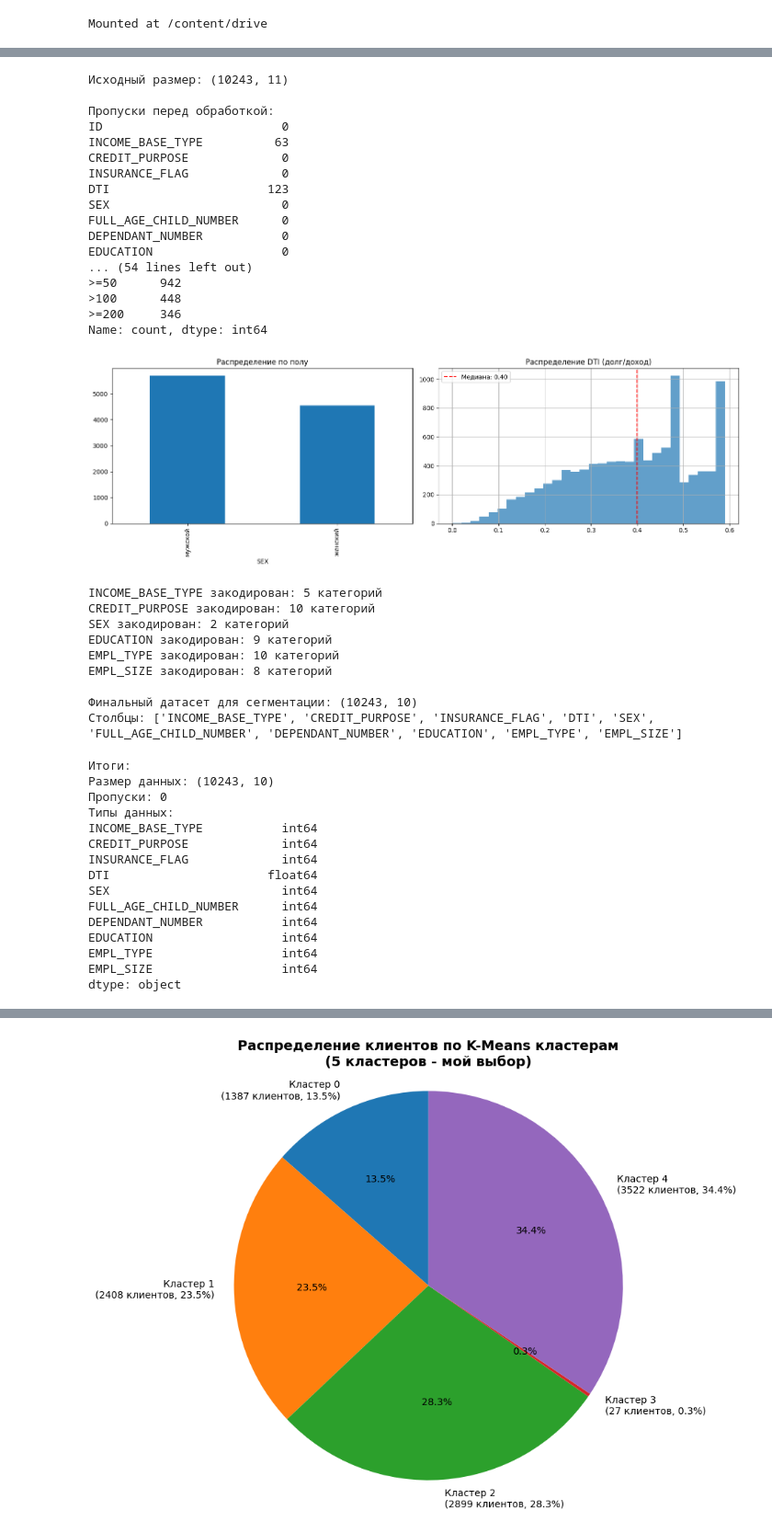
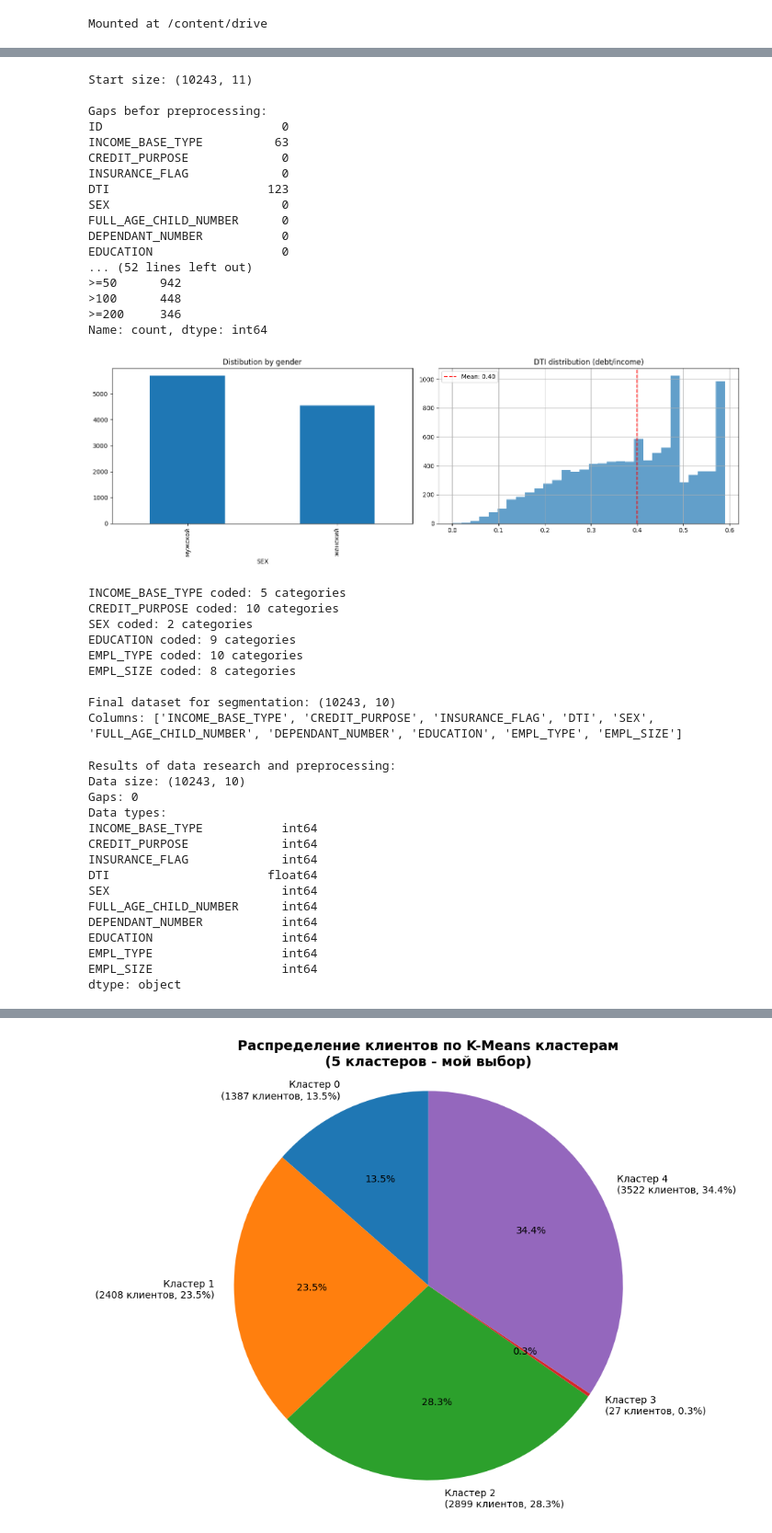
Before and after one commit to yumajke/HW_1_2025-VasilevEgor232, a Jupyter notebook: Homework_1_Data_Analysis_In_Business_VasilevEgor232.ipynb, the cells around one changed output, grey strips where cells are left out. Shown at 92% size. Saved outputs shown, nothing was run; the diff lists cells and outputs as text; code cells hidden in the pictures.

```diff
--- a/Homework_1_Data_Analysis_In_Business_VasilevEgor232.ipynb
+++ b/Homework_1_Data_Analysis_In_Business_VasilevEgor232.ipynb
@@ -82,9 +82,9 @@ low_missing_columns = [
 ]
 
 df_for_segmentation = df[low_missing_columns].copy()
-print(f"Исходный размер: {df_for_segmentation.shape}")
+print(f"Start size: {df_for_segmentation.shape}")
 
-print("\nПропуски перед обработкой:")
+print("\nGaps befor preprocessing:")
 print(df_for_segmentation.isnull().sum())
 
 df_for_segmentation['INCOME_BASE_TYPE'].fillna('Не указано', inplace=True)
@@ -92,17 +92,16 @@ df_for_segmentation['EMPL_TYPE'].fillna('Не указано', inplace=True)
 df_for_segmentation['EMPL_SIZE'].fillna('Не указано', inplace=True)
 df_for_segmentation['DTI'].fillna(df_for_segmentation['DTI'].median(), inplace=True)
 
-print(f"\nПосле обработки пропусков: {df_for_segmentation.isnull().sum().sum()} пропусков осталось")
+print(f"\nAfter filling gaps: {df_for_segmentation.isnull().sum().sum()} gaps left")
 
-print("\n=== КАТЕГОРИАЛЬНЫЕ ПЕРЕМЕННЫЕ ===")
 categorical_cols = ['INCOME_BASE_TYPE', 'CREDIT_PURPOSE', 'SEX', 'EDUCATION', 'EMPL_TYPE', 'EMPL_SIZE']
 for col in categorical_cols:
-    print(f"\n{col}: {df_for_segmentation[col].nunique()} уникальных значений")
+    print(f"\n{col}: {df_for_segmentation[col].nunique()} unique values")
     print(df_for_segmentation[col].value_counts().head())
 # %% [output]
-Исходный размер: (10243, 11)
+Start size: (10243, 11)
 
-Пропуски перед обработкой:
+Gaps befor preprocessing:
 ID                         0
 INCOME_BASE_TYPE          63
 CREDIT_PURPOSE             0
@@ -112,7 +111,7 @@ SEX                        0
 FULL_AGE_CHILD_NUMBER      0
 DEPENDANT_NUMBER           0
 EDUCATION                  0
-... (54 lines left out)
+... (52 lines left out)
 >=50      942
 >100      448
 >=200     346
@@ -120,19 +119,19 @@ Name: count, dtype: int64
 # %%
 import matplotlib.pyplot as plt
 
 fig, (ax1, ax2) = plt.subplots(1, 2, figsize=(15, 5))
 
-df_for_segmentation['SEX'].value_counts().plot(kind='bar', ax=ax1, title='Распределение по полу')
+df_for_segmentation['SEX'].value_counts().plot(kind='bar', ax=ax1, title='Distibution by gender')
 
 df_for_segmentation['DTI'].hist(bins=30, ax=ax2, alpha=0.7)
-ax2.set_title('Распределение DTI (долг/доход)')
-ax2.axvline(df_for_segmentation['DTI'].median(), color='red', linestyle='--', label=f'Медиана: {df_for_segmentation["DTI"].median():.2f}')
+ax2.set_title('DTI distribution (debt/income)')
+ax2.axvline(df_for_segmentation['DTI'].median(), color='red', linestyle='--', label=f'Mean: {df_for_segmentation["DTI"].median():.2f}')
 ax2.legend()
 
 plt.tight_layout()
 plt.show()
 # %% [output]
-[figure, old version]
+[figure, new version]
 # %%
 from sklearn.preprocessing import LabelEncoder
 
@@ -143,32 +142,32 @@ for col in categorical_cols:
     le = LabelEncoder()
     df_encoded[col] = le.fit_transform(df_encoded[col].astype(str))
     label_encoders[col] = le
-    print(f"{col} закодирован: {len(le.classes_)} категорий")
+    print(f"{col} coded: {len(le.classes_)} categories")
 
 df_encoded = df_encoded.drop('ID', axis=1)
 
-print(f"\nФинальный датасет для сегментации: {df_encoded.shape}")
-print("Столбцы:", df_encoded.columns.tolist())
+print(f"\nFinal dataset for segmentation: {df_encoded.shape}")
+print("Columns:", df_encoded.columns.tolist())
 # %% [output]
-INCOME_BASE_TYPE закодирован: 5 категорий
-CREDIT_PURPOSE закодирован: 10 категорий
-SEX закодирован: 2 категорий
-EDUCATION закодирован: 9 категорий
-EMPL_TYPE закодирован: 10 категорий
-EMPL_SIZE закодирован: 8 категорий
+INCOME_BASE_TYPE coded: 5 categories
+CREDIT_PURPOSE coded: 10 categories
+SEX coded: 2 categories
+EDUCATION coded: 9 categories
+EMPL_TYPE coded: 10 categories
+EMPL_SIZE coded: 8 categories
 
-Финальный датасет для сегментации: (10243, 10)
-Столбцы: ['INCOME_BASE_TYPE', 'CREDIT_PURPOSE', 'INSURANCE_FLAG', 'DTI', 'SEX', 'FULL_AGE_CHILD_NUMBER', 'DEPENDANT_NUMBER', 'EDUCATION', 'EMPL_TYPE', 'EMPL_SIZE']
+Final dataset for segmentation: (10243, 10)
+Columns: ['INCOME_BASE_TYPE', 'CREDIT_PURPOSE', 'INSURANCE_FLAG', 'DTI', 'SEX', 'FULL_AGE_CHILD_NUMBER', 'DEPENDANT_NUMBER', 'EDUCATION', 'EMPL_TYPE', 'EMPL_SIZE']
 # %%
-print("Итоги:")
-print(f"Размер данных: {df_encoded.shape}")
-print(f"Пропуски: {df_encoded.isnull().sum().sum()}")
-print(f"Типы данных:\n{df_encoded.dtypes}")
+print("Results of data research and preprocessing:")
+print(f"Data size: {df_encoded.shape}")
+print(f"Gaps: {df_encoded.isnull().sum().sum()}")
+print(f"Data types:\n{df_encoded.dtypes}")
 # %% [output]
-Итоги:
-Размер данных: (10243, 10)
-Пропуски: 0
-Типы данных:
+Results of data research and preprocessing:
+Data size: (10243, 10)
+Gaps: 0
+Data types:
 INCOME_BASE_TYPE           int64
 CREDIT_PURPOSE             int64
 INSURANCE_FLAG             int64
```
Also changed, not shown: parts of 17 cells of this notebook.
